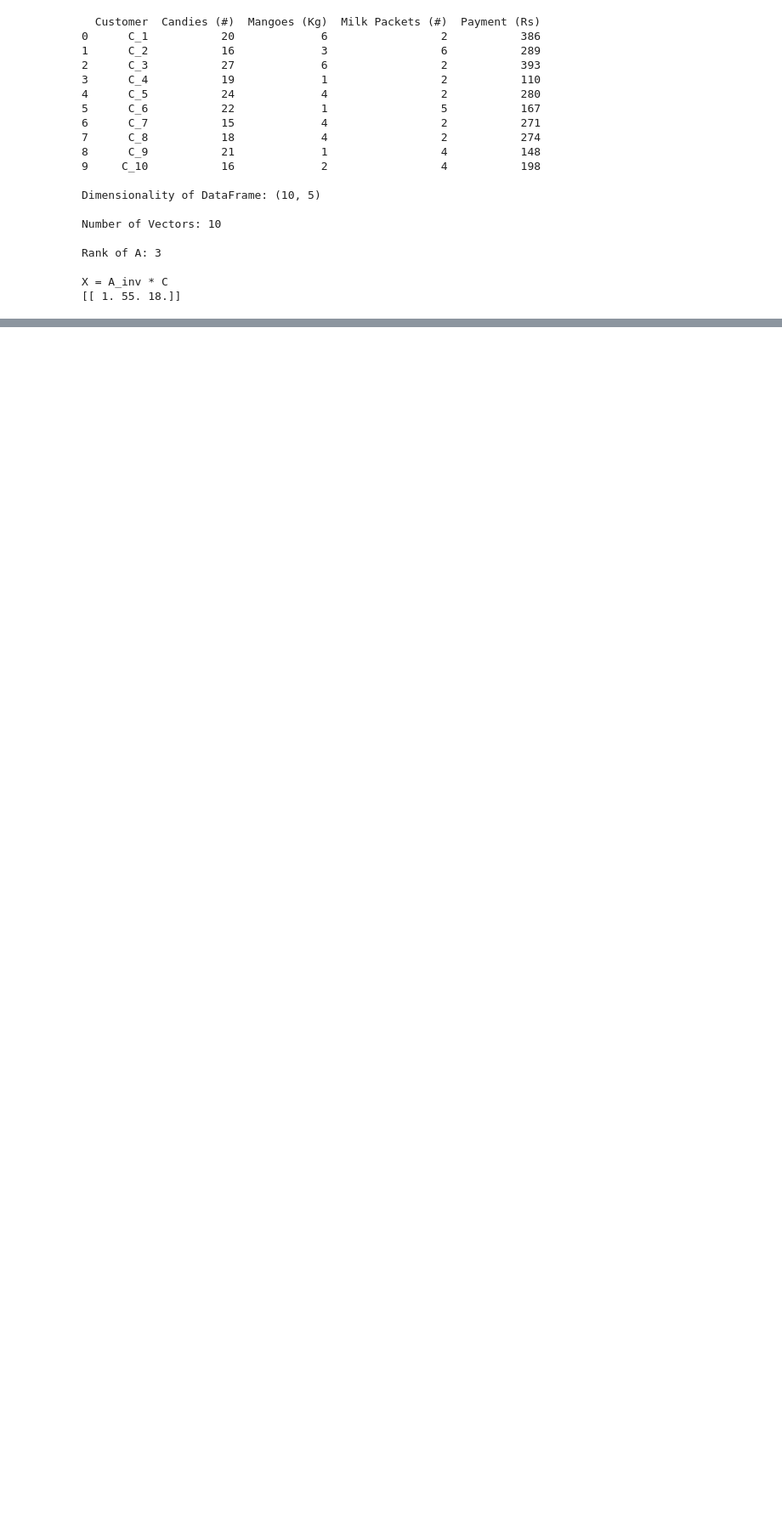
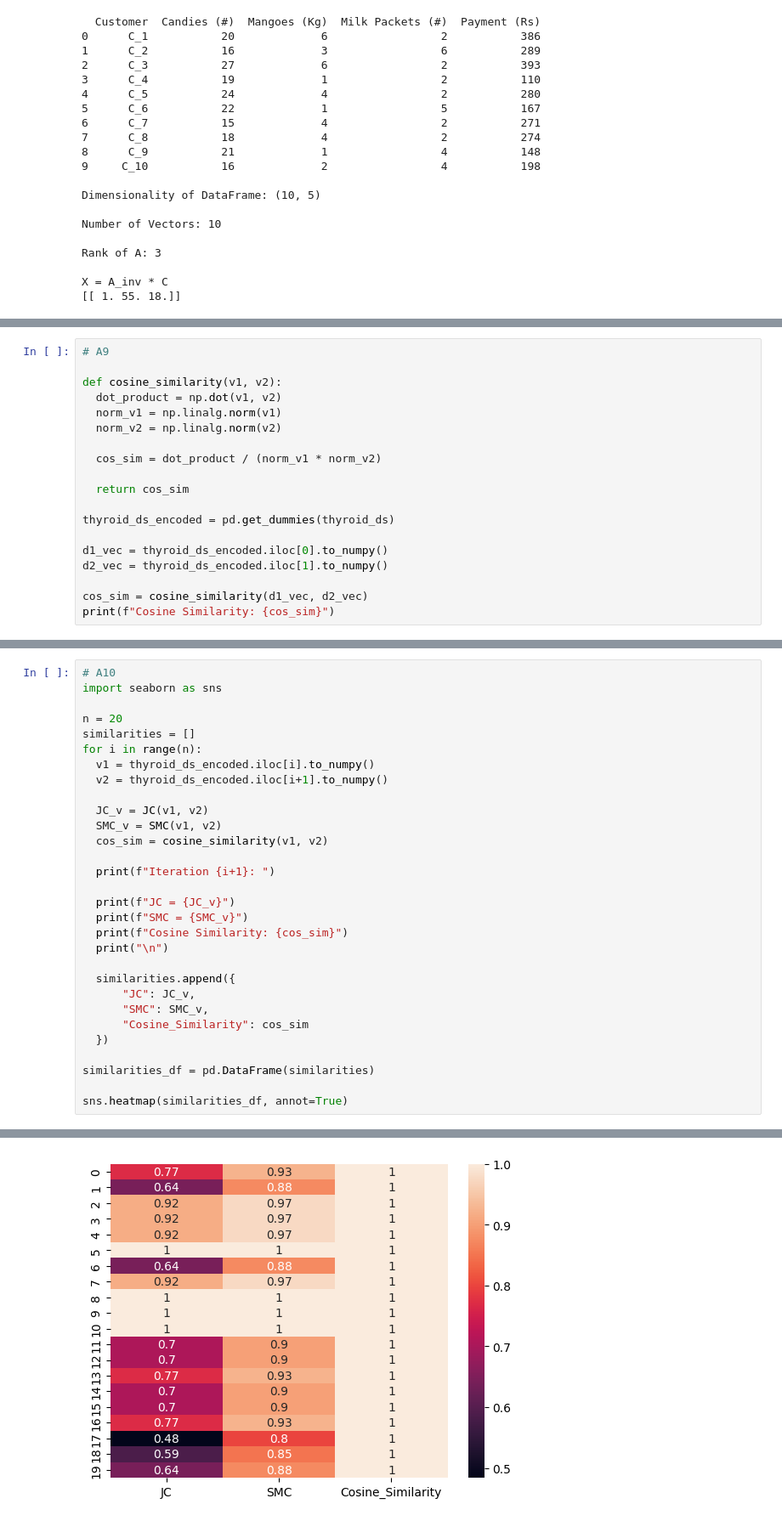
Before and after one commit to NishithP2004/19CSE305_ML, a Jupyter notebook: Lab_Session_02_31_07_2024.ipynb, the cells around one changed output, grey strips where cells are left out. Shown at 85% size. Saved outputs shown, nothing was run; the diff lists cells and outputs as text; blank space fills up the shorter version.

```diff
--- a/Lab_Session_02_31_07_2024.ipynb
+++ b/Lab_Session_02_31_07_2024.ipynb
@@ -86,0 +297,19 @@ print(t1)
+# %%
+# A9
+
+def cosine_similarity(v1, v2):
+  dot_product = np.dot(v1, v2)
+  norm_v1 = np.linalg.norm(v1)
+  norm_v2 = np.linalg.norm(v2)
+
+  cos_sim = dot_product / (norm_v1 * norm_v2)
+
+  return cos_sim
+
+thyroid_ds_encoded = pd.get_dummies(thyroid_ds)
+
+d1_vec = thyroid_ds_encoded.iloc[0].to_numpy()
+d2_vec = thyroid_ds_encoded.iloc[1].to_numpy()
+
+cos_sim = cosine_similarity(d1_vec, d2_vec)
+print(f"Cosine Similarity: {cos_sim}")
@@ -86,0 +318,31 @@ print(t1)
+# %%
+# A10
+import seaborn as sns
+
+n = 20
+similarities = []
+for i in range(n):
+  v1 = thyroid_ds_encoded.iloc[i].to_numpy()
+  v2 = thyroid_ds_encoded.iloc[i+1].to_numpy()
+
+  JC_v = JC(v1, v2)
+  SMC_v = SMC(v1, v2)
+  cos_sim = cosine_similarity(v1, v2)
+
+  print(f"Iteration {i+1}: ")
+
+  print(f"JC = {JC_v}")
+  print(f"SMC = {SMC_v}")
+  print(f"Cosine Similarity: {cos_sim}")
+  print("\n")
+
+  similarities.append({
+      "JC": JC_v,
+      "SMC": SMC_v,
+      "Cosine_Similarity": cos_sim
+  })
+
+similarities_df = pd.DataFrame(similarities)
+
+sns.heatmap(similarities_df, annot=True)
+# %% [output]
@@ -86,0 +367 @@ print(t1)
+[figure, added]
```
Also changed, not shown: parts of 7 cells of this notebook.
